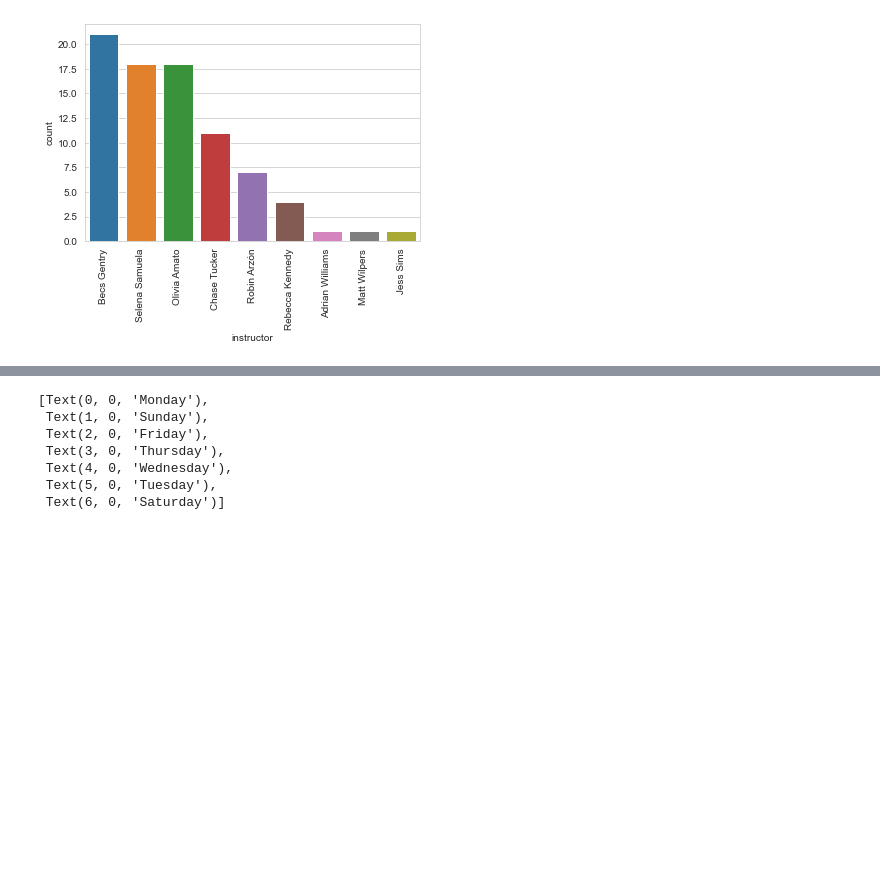
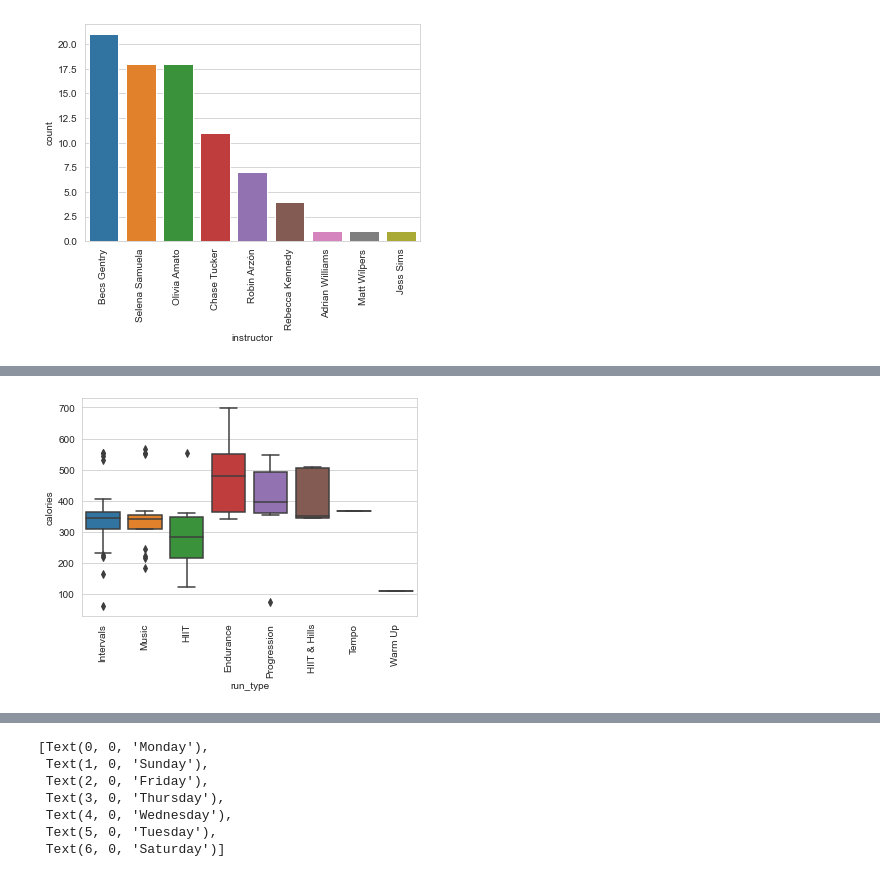
Before and after one commit to sejaldua/pelo-wolfpack, a Jupyter notebook: playground.ipynb, the cells around one changed output, grey strips where cells are left out. Cells and saved outputs as stored; diff of their text form; code cells hidden in the pictures; blank space fills up the shorter version.

```diff
--- a/playground.ipynb
+++ b/playground.ipynb
@@ -103,0 +121,7 @@ plt.show()
+# %%
+ax = sns.boxplot(data=data_2021, x='run_type', y='calories',
+                   order=data_2021['run_type'].value_counts().index);
+plt.xticks(rotation=90);
+plt.show()
+# %% [output]
+[figure, added]
```
Also changed, not shown: parts of 6 cells of this notebook.
